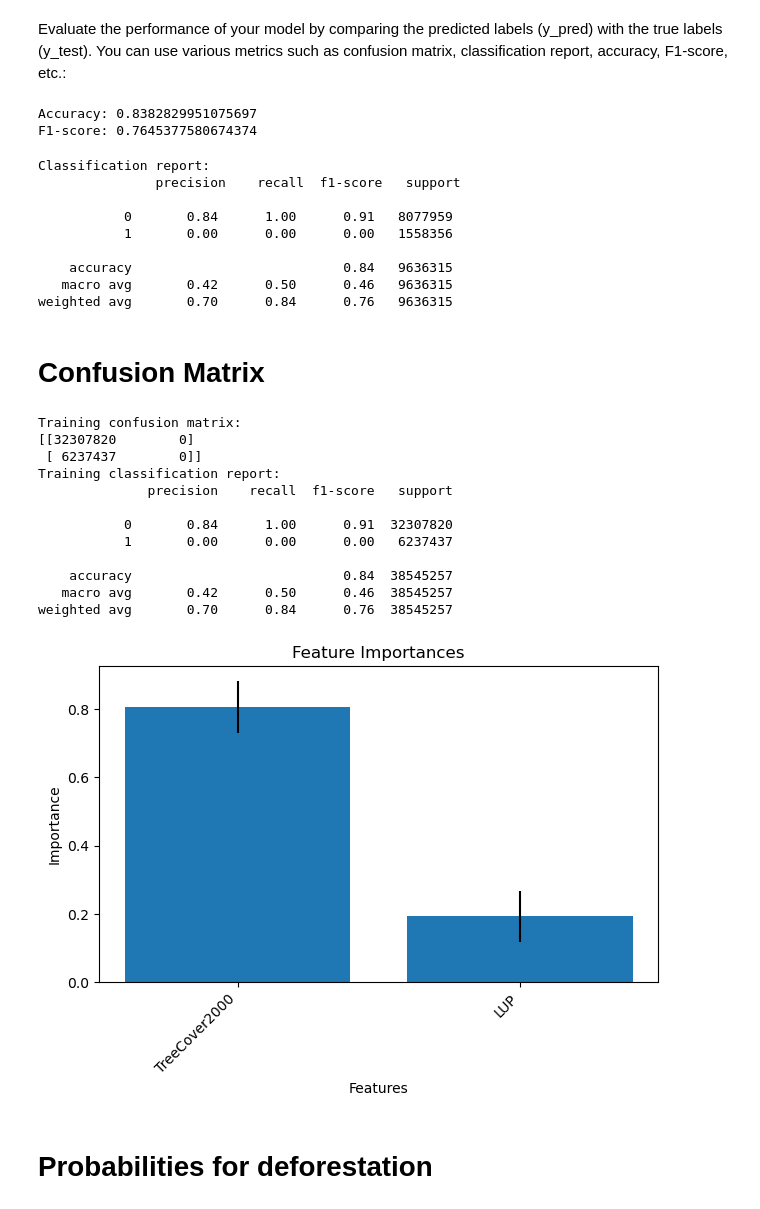
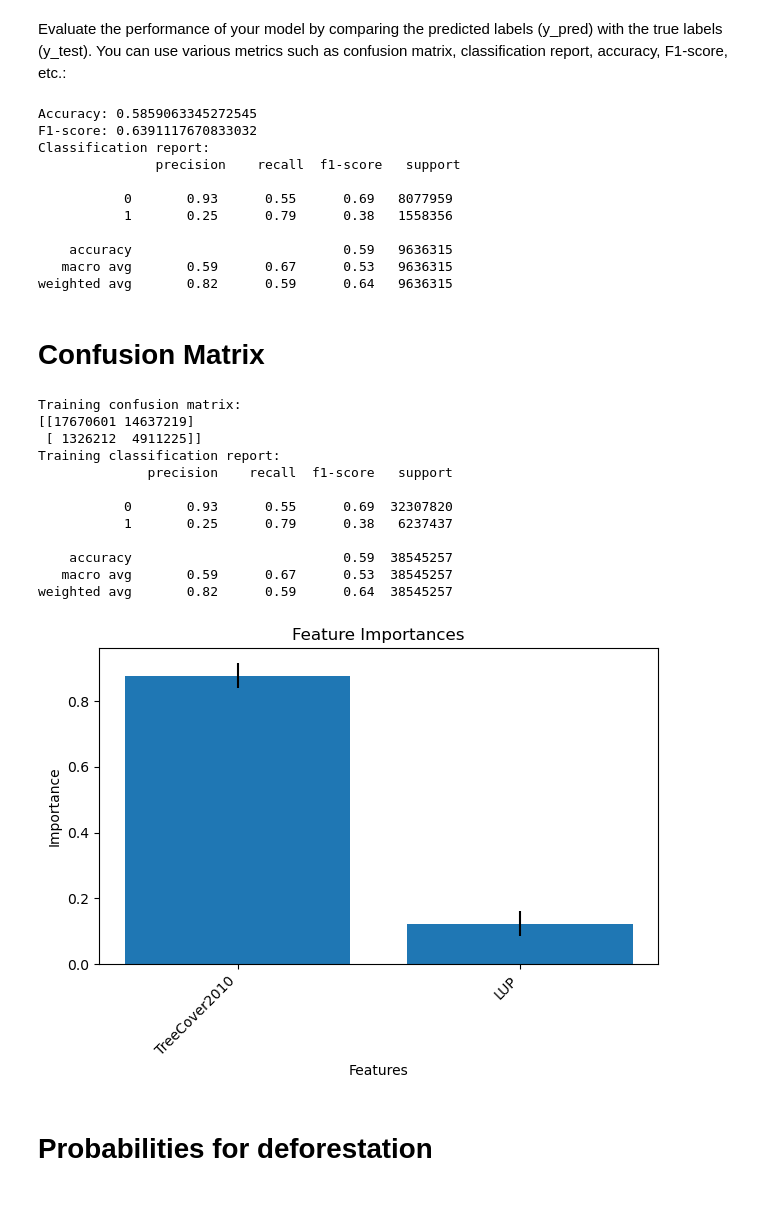
Before and after one commit to cp-PYFOREST/PYFOREST-ML, a Jupyter notebook: 04-models/random-forest_validate-lup.ipynb, the cells around one changed output. Cells and saved outputs as stored; diff of their text form; code cells hidden in the pictures.

Commit message:
rf-validate balanced

```diff
--- a/04-models/random-forest_validate-lup.ipynb
+++ b/04-models/random-forest_validate-lup.ipynb
@@ -146,7 +254,7 @@ X_train, X_test, y_train, y_test = train_test_split(X_cleaned, y_cleaned, test_s
 # Simple Grid Search for a Random Forest model:
 # %%
 # Create a RandomForestClassifier instance
-rfc = RandomForestClassifier(random_state=42)
+rfc = RandomForestClassifier(random_state=42, class_weight= 'balanced')
 
 # Define a basic parameter grid
 param_grid = {
@@ -155,7 +263,7 @@ param_grid = {
 }
 
 # Instantiate GridSearchCV
-grid_search = GridSearchCV(rfc, param_grid, cv=5, n_jobs=19)
+grid_search = GridSearchCV(rfc, param_grid, cv=5, n_jobs=30)
 # %% [markdown]
 # Info on CV, fit, predict, predict_proba
 
@@ -317,17 +429,17 @@ print("F1-score:", f1)
 report = classification_report(y_test, y_pred)
 print("Classification report:\n", report)
 # %% [output]
-Accuracy: 0.8382829951075697
-F1-score: 0.7645377580674374
+Accuracy: 0.5859063345272545
+F1-score: 0.6391117670833032
+Classification report:
+               precision    recall  f1-score   support
+
+           0       0.93      0.55      0.69   8077959
+           1       0.25      0.79      0.38   1558356
+
+    accuracy                           0.59   9636315
+   macro avg       0.59      0.67      0.53   9636315
+weighted avg       0.82      0.59      0.64   9636315
-Classification report:
-               precision    recall  f1-score   support
-
-           0       0.84      1.00      0.91   8077959
-           1       0.00      0.00      0.00   1558356
-
-    accuracy                           0.84   9636315
-   macro avg       0.42      0.50      0.46   9636315
-weighted avg       0.70      0.84      0.76   9636315
 # %% [markdown]
 # Confusion Matrix
 # %%
@@ -343,48 +455,48 @@ print("Training classification report:")
 print(train_cr)
 # %% [output]
 Training confusion matrix:
-[[32307820        0]
- [ 6237437        0]]
+[[17670601 14637219]
+ [ 1326212  4911225]]
 Training classification report:
               precision    recall  f1-score   support
 
-           0       0.84      1.00      0.91  32307820
-           1       0.00      0.00      0.00   6237437
+           0       0.93      0.55      0.69  32307820
+           1       0.25      0.79      0.38   6237437
 
-    accuracy                           0.84  38545257
-   macro avg       0.42      0.50      0.46  38545257
-weighted avg       0.70      0.84      0.76  38545257
+    accuracy                           0.59  38545257
+   macro avg       0.59      0.67      0.53  38545257
+weighted avg       0.82      0.59      0.64  38545257
 # %%
 # Calculate feature importances and the standard deviation for those importances
 importances = best_model.feature_importances_
 std = np.std([tree.feature_importances_ for tree in best_model.estimators_], axis=0)
 
 
  # list of feature names corresponding to the input bands of your raster stack
-feature_names = ['TreeCover2000','LUP']
+feature_names = ['TreeCover2010','LUP']
 # Create a sorted list of tuples containing feature names and their importances:
 sorted_features = sorted(zip(feature_names, importances, std), key=lambda x: x[1], reverse=True)
 
 # Create a bar chart
 fig, ax = plt.subplots()
 
 # Set the feature names as x-axis labels
 ax.set_xticklabels([item[0] for item in sorted_features], rotation=45, ha='right')
 ax.set_xticks(range(len(sorted_features)))
 
 # Set the y-axis labels as importances
 ax.bar(range(len(sorted_features)), [item[1] for item in sorted_features], yerr=[item[2] for item in sorted_features])
 
 # Set the title and labels for the chart
 ax.set_title('Feature Importances')
 ax.set_xlabel('Features')
 ax.set_ylabel('Importance')
 
 # Display the chart
 plt.tight_layout()
 plt.show()
 # %% [output]
-[figure, old version]
+[figure, new version]
 # %% [markdown]
 # Probabilities for deforestation
 # %%
```
Also changed, not shown: parts of 11 cells of this notebook, 3 other files.
